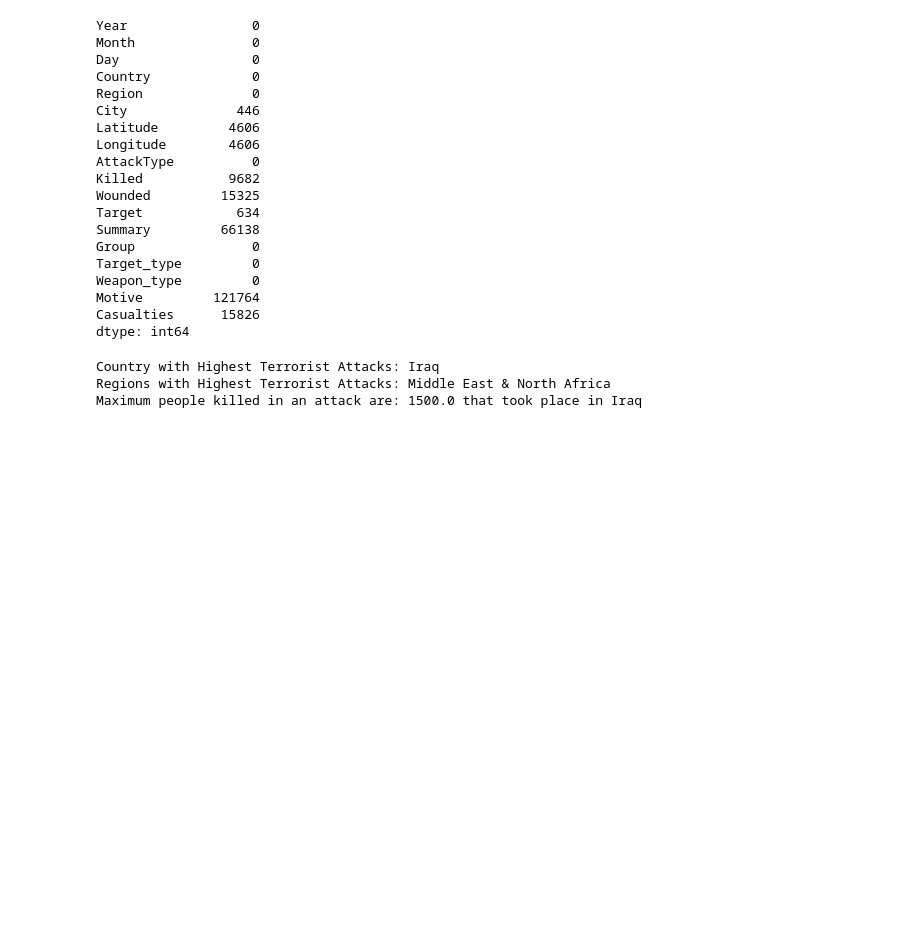
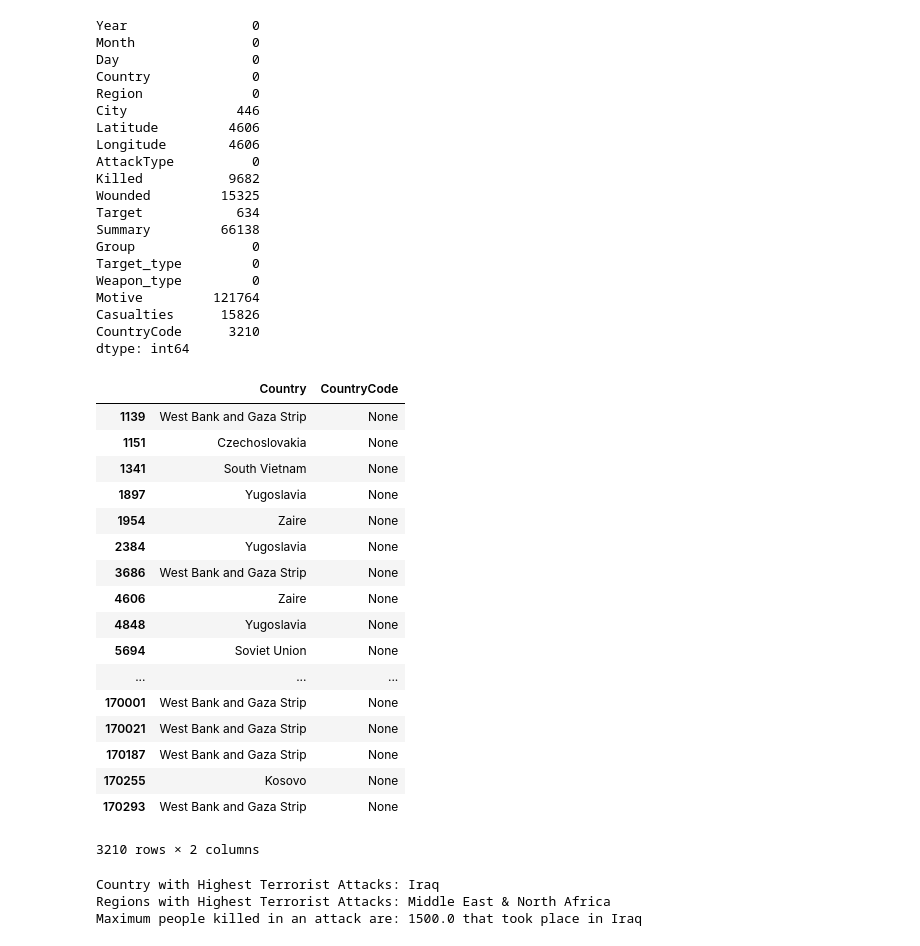
Before and after one commit to joraniedemagit/info-vis, a Jupyter notebook: Data Preprocessing.ipynb, the cells around one changed output. Saved outputs shown, nothing was run; the diff lists cells and outputs as text; code cells hidden in the pictures; blank space fills up the shorter version.

```diff
--- a/Data Preprocessing.ipynb
+++ b/Data Preprocessing.ipynb
@@ -16,8 +16,3 @@ terror = pd.read_csv('data/globalterrorismdb_0617dist.csv',encoding='ISO-8859-1'
 terror.rename(columns={'iyear':'Year','imonth':'Month','iday':'Day','country_txt':'Country','region_txt':'Region','city':'City','latitude':'Latitude','longitude':'Longitude','attacktype1_txt':'AttackType','target1':'Target','nkill':'Killed','nwound':'Wounded','summary':'Summary','gname':'Group','targtype1_txt':'Target_type','weaptype1_txt':'Weapon_type','motive':'Motive'},inplace=True)
 terror=terror[['Year','Month','Day','Country','Region','City','Latitude','Longitude','AttackType','Killed','Wounded','Target','Summary','Group','Target_type','Weapon_type','Motive']]
 terror['Casualties']=terror['Killed']+terror['Wounded']
-# %%
-# add country code for each record
-mapping = {country.name: country.alpha_2 for country in pycountry.countries}
-terror['CountryCode'] = terror['Country'].apply(lambda country: mapping.get(country))
-terror.head(5)
@@ -30,0 +19,30 @@ terror.head(5)
+# %%
+# add country code for each record
+name_map = {
+    "Venezuela": "VEN",
+    "West Germany (FRG)": "DEU",
+    "East Germany (GDR)": "DEU",
+    "Iran": "IRN",
+    "Bolivia": "BOL",
+    "South Yemen": "YEM",
+    "North Yemen": "YEM",
+    "Democratic Republic of the Congo": "COD",
+    "People's Republic of the Congo": "COD",
+    "Syria": "SYR",
+    "Russia": "RUS",
+    "South Korea": "KOR",
+    "Rhodesia": "ZWE",
+    "Taiwan": "TWN",
+    "Tanzania": "TZA"
+}
+
+mapping = {country.name: country.alpha_3 for country in pycountry.countries}
+
+def get_cc(name):
+    if name in name_map:
+        return name_map[name]
+    return mapping.get(name, None)
+
+
+terror['CountryCode'] = terror['Country'].apply(lambda country: get_cc(country))
+terror.head(3)
@@ -49,7 +72,30 @@ Target_type         0
 Weapon_type         0
 Motive         121764
 Casualties      15826
+CountryCode      3210
 dtype: int64
+# %%
+# show where no country code was found
+terror[terror['CountryCode'].isnull()][['Country', 'CountryCode']]
+# %% [output]
+|  | Country | CountryCode |
+| 1139 | West Bank and Gaza Strip | None |
+| 1151 | Czechoslovakia | None |
+| 1341 | South Vietnam | None |
+| 1897 | Yugoslavia | None |
+| 1954 | Zaire | None |
+| 2384 | Yugoslavia | None |
+| 3686 | West Bank and Gaza Strip | None |
+| 4606 | Zaire | None |
+| 4848 | Yugoslavia | None |
+| 5694 | Soviet Union | None |
+| ... | ... | ... |
+| 170001 | West Bank and Gaza Strip | None |
+| 170021 | West Bank and Gaza Strip | None |
+| 170187 | West Bank and Gaza Strip | None |
+| 170255 | Kosovo | None |
+| 170293 | West Bank and Gaza Strip | None |
+3210 rows × 2 columns
 # %%
 print('Country with Highest Terrorist Attacks:',terror['Country'].value_counts().index[0])
 print('Regions with Highest Terrorist Attacks:',terror['Region'].value_counts().index[0])
```
Also changed, not shown: parts of 3 cells of this notebook, 6 other files.
